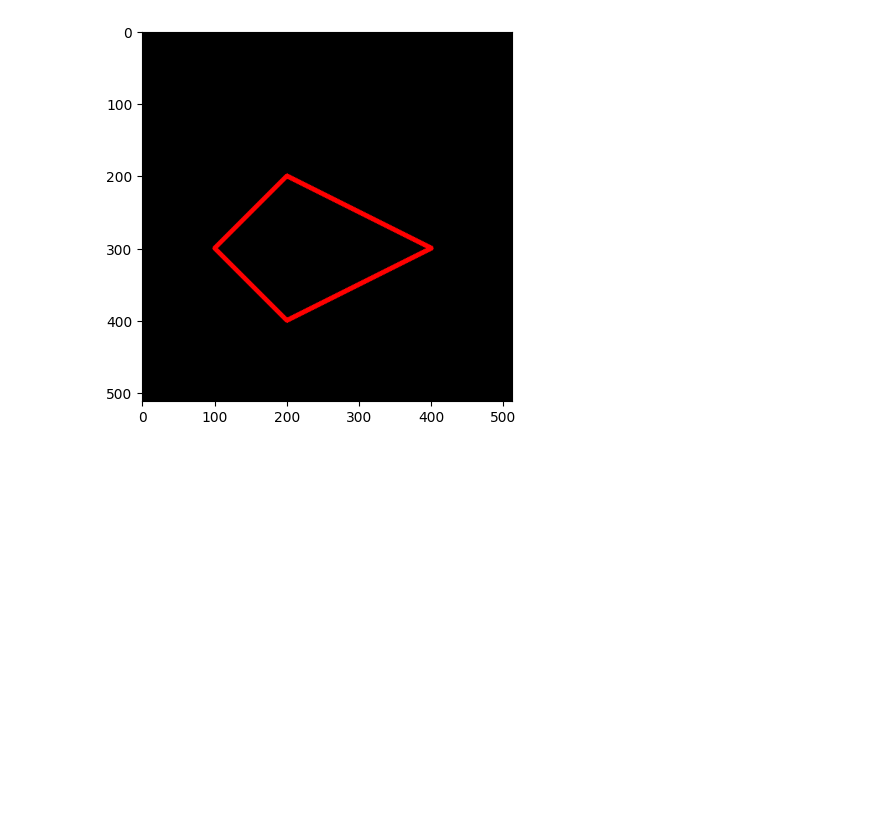
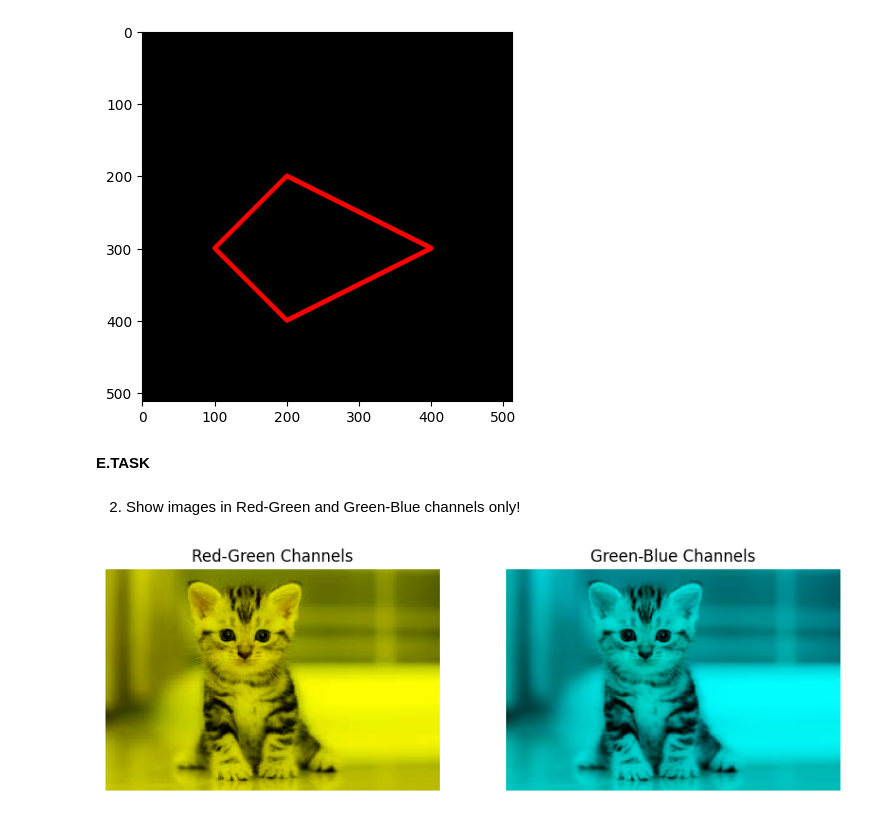
Before and after one commit to Majid5654/Erwan-Majid_PCVK_Ganjil_2025, a Jupyter notebook: Week2.ipynb, the cells around one changed output. Drawn from its saved outputs; the diff is of its cells as text; code cells hidden in the pictures; blank space fills up the shorter version.

```diff
--- a/Week2.ipynb
+++ b/Week2.ipynb
@@ -172,3 +172,35 @@ plt.imshow(black_img2)
 plt.show()
 # %% [output]
 [figure]
+# %% [markdown]
+**E.TASK**
+# %% [markdown]
+2. Show images in Red-Green and Green-Blue channels only!
+# %%
+img_rgb = cv.cvtColor(img, cv.COLOR_BGR2RGB)
+
+
+# Isolate Red and Green channels
+red_green_channels = img_rgb.copy()
+red_green_channels[:, :, 2] = 0
+
+# Isolate Green and Blue channels
+green_blue_channels = img_rgb.copy()
+green_blue_channels[:, :, 0] = 0
+
+# Display the images
+plt.figure(figsize=(10, 5))
+
+plt.subplot(1, 2, 1)
+plt.imshow(red_green_channels)
+plt.title('Red-Green Channels')
+plt.axis('off')
+
+plt.subplot(1, 2, 2)
+plt.imshow(green_blue_channels)
+plt.title('Green-Blue Channels')
+plt.axis('off')
+
+plt.show()
+# %% [output]
+[figure, added]
```
Also changed, not shown: parts of 11 cells of this notebook.
